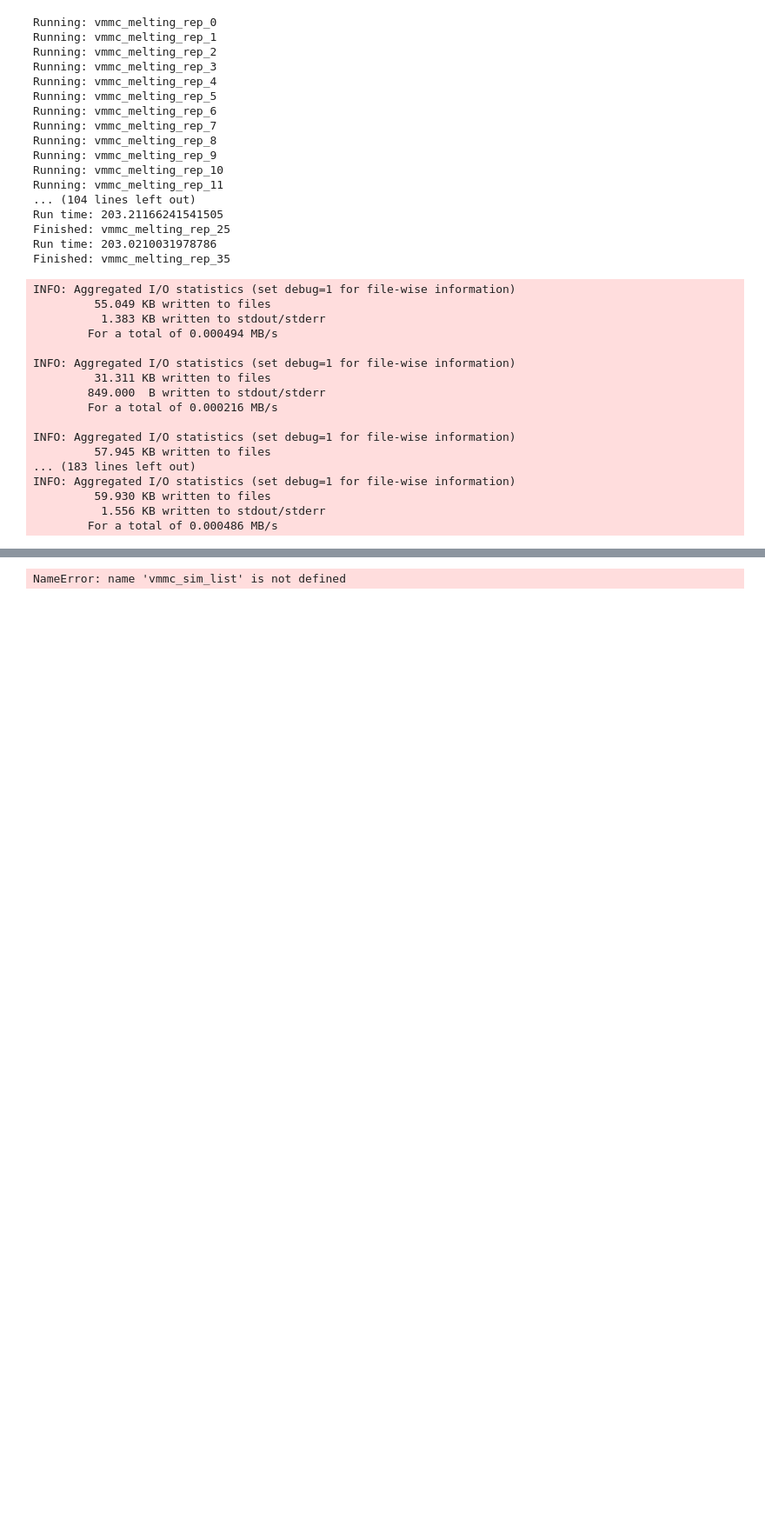
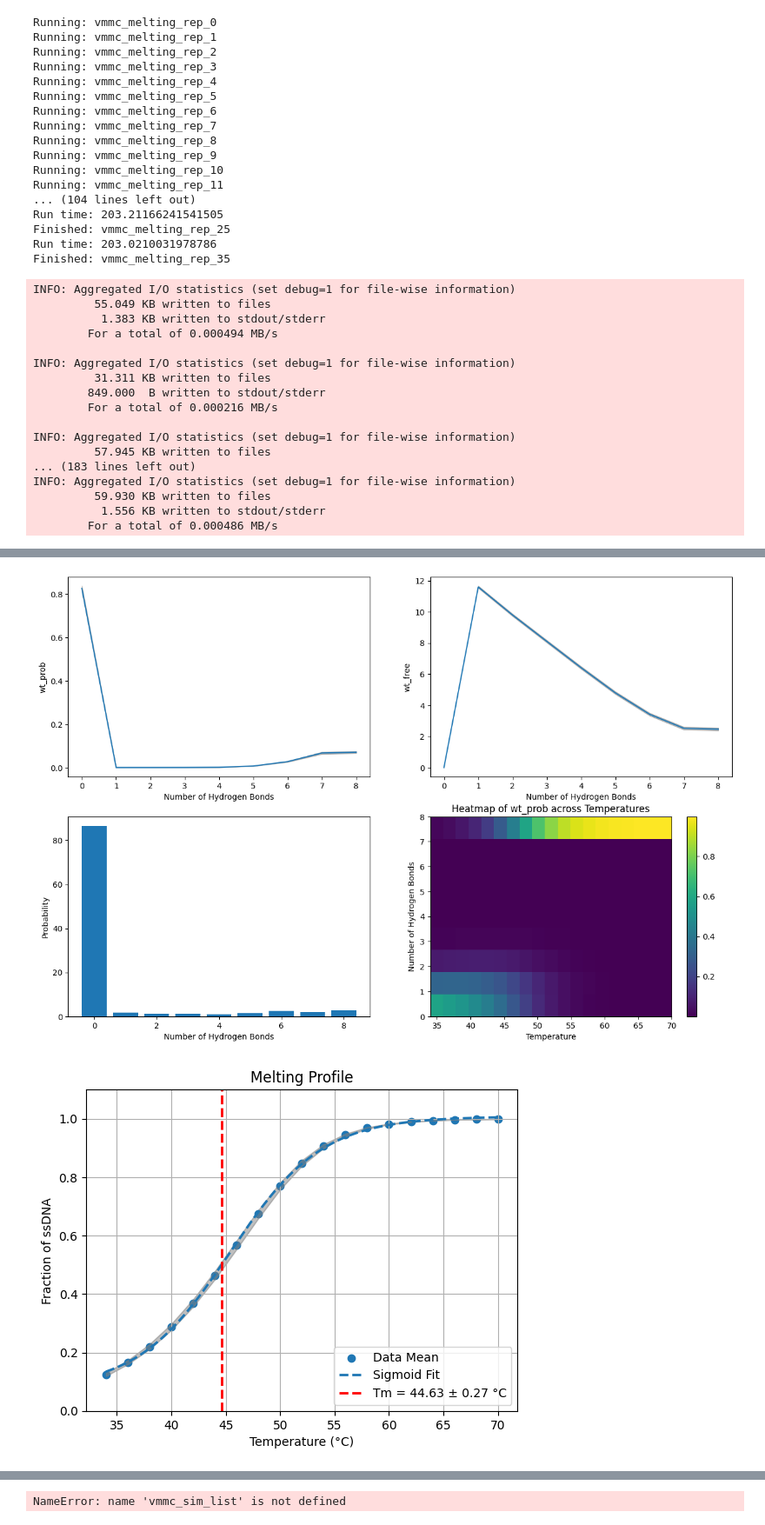
Before and after one commit to mlsample/ipy_oxDNA, a Jupyter notebook: src/vmmc.ipynb, the cells around one changed output, grey strips where cells are left out. Shown: that part at 87% size. Saved outputs shown, nothing was run; the diff lists cells and outputs as text; code cells hidden in the pictures; blank space fills up the shorter version.

```diff
--- a/src/vmmc.ipynb
+++ b/src/vmmc.ipynb
@@ -118,0 +110,5 @@ with plt.style.context(['science', 'no-latex', 'bright']):
+# %%
+vmmc_replica_generator.statistical_analysis_and_plot()
+# %% [output]
+[figure, added]
+[figure, added]
```
Also changed, not shown: parts of 9 cells of this notebook, 5 other files.
